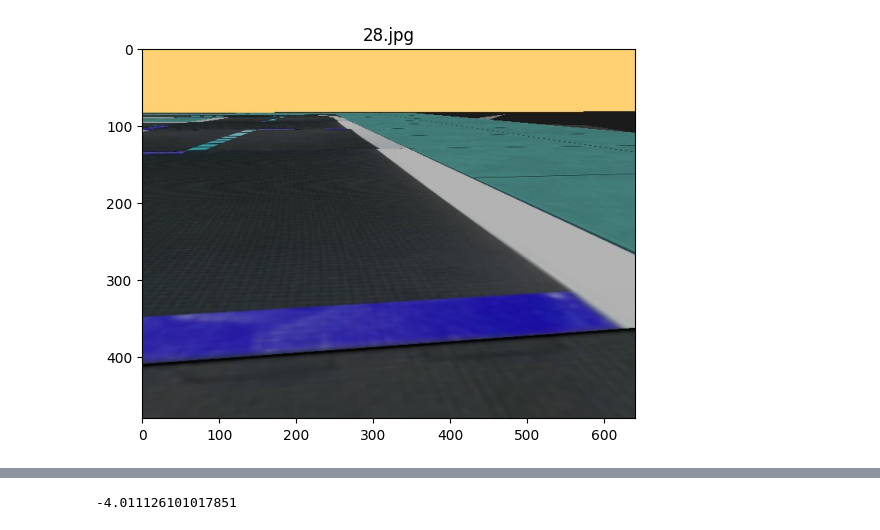
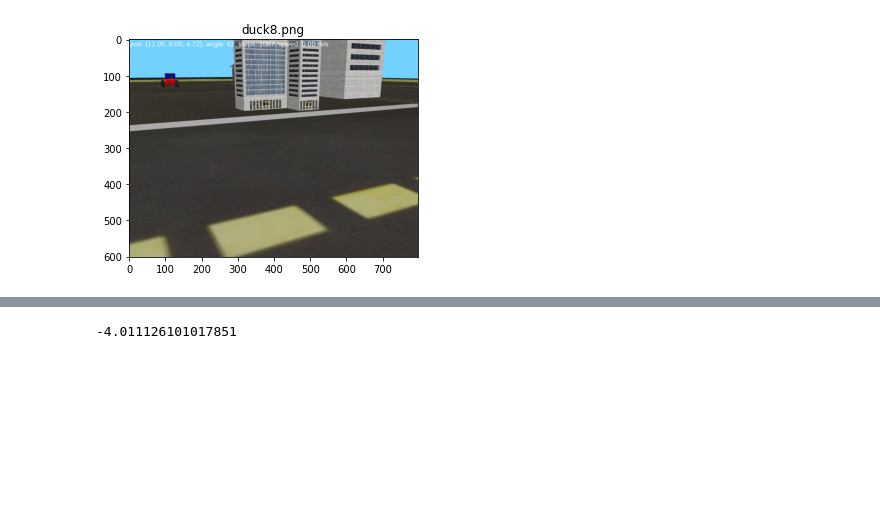
Before and after one commit to adrshsrvstv/CS4278-5478-Project-Materials, a Jupyter notebook: Lane Pose Estimation.ipynb, the cells around one changed output, grey strips where cells are left out. Cells and saved outputs as stored; diff of their text form; code cells hidden in the pictures; blank space fills up the shorter version.

```diff
--- a/Lane Pose Estimation.ipynb
+++ b/Lane Pose Estimation.ipynb
@@ -325,10 +332,10 @@ def get_speed(steering):
 # %%
-path = "observations_test"
-title = "28.jpg"
+# path = "goal_images"
+path = ""
+title = "duck8.png"
 img = cv2.imread(os.path.join(path, title))
-show(img)
-
-state = State.IN_LANE_USING_RED
-mode = get_mode_from_state(state)
+rgb_img = cv2.cvtColor(img, cv2.COLOR_BGR2RGB)
+img = cv2.cvtColor(img, cv2.COLOR_BGR2HSV)
+show(rgb_img)
 # %% [output]
-[figure, old version]
+[figure, new version]
```
Also changed, not shown: parts of 5 cells of this notebook.
